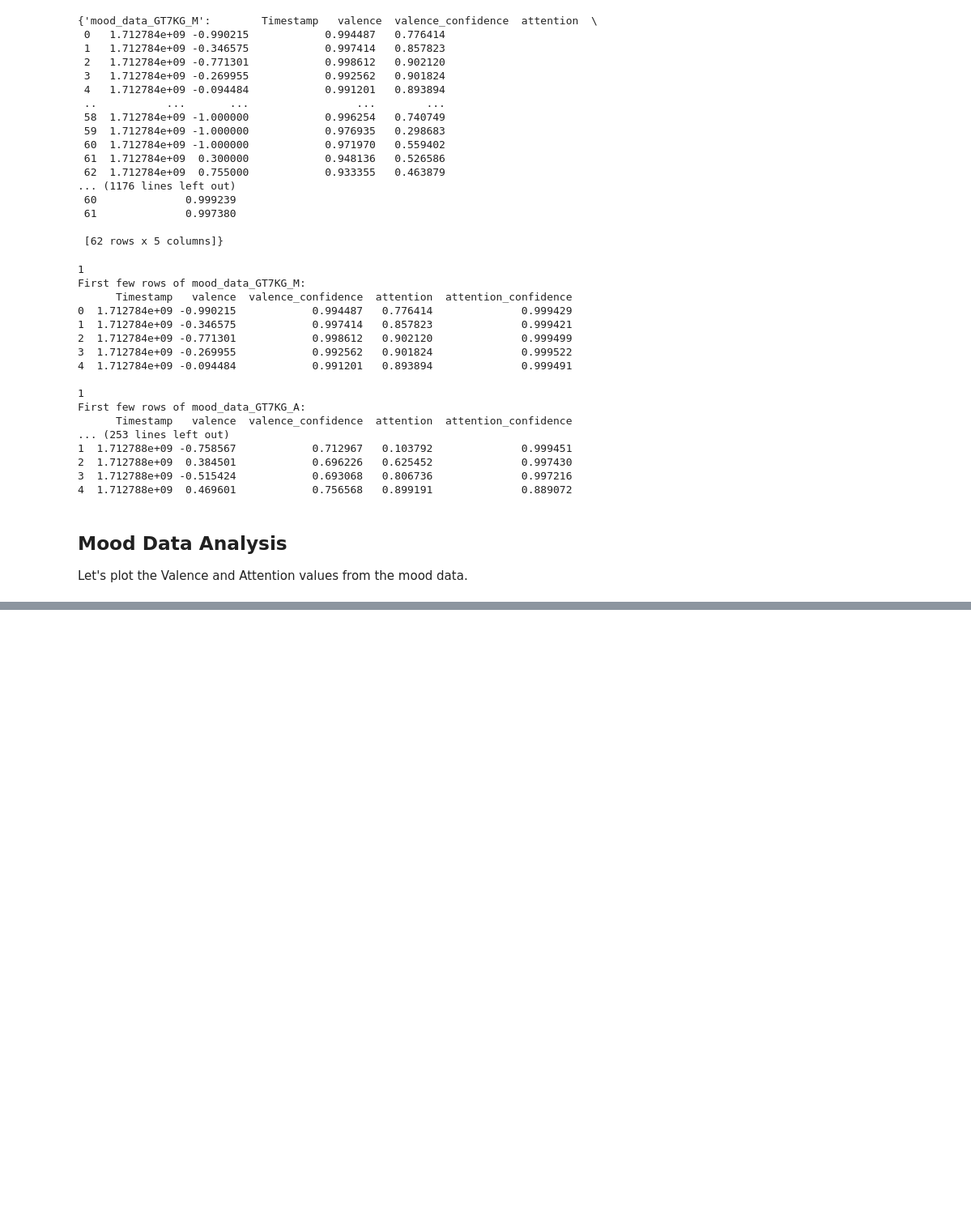
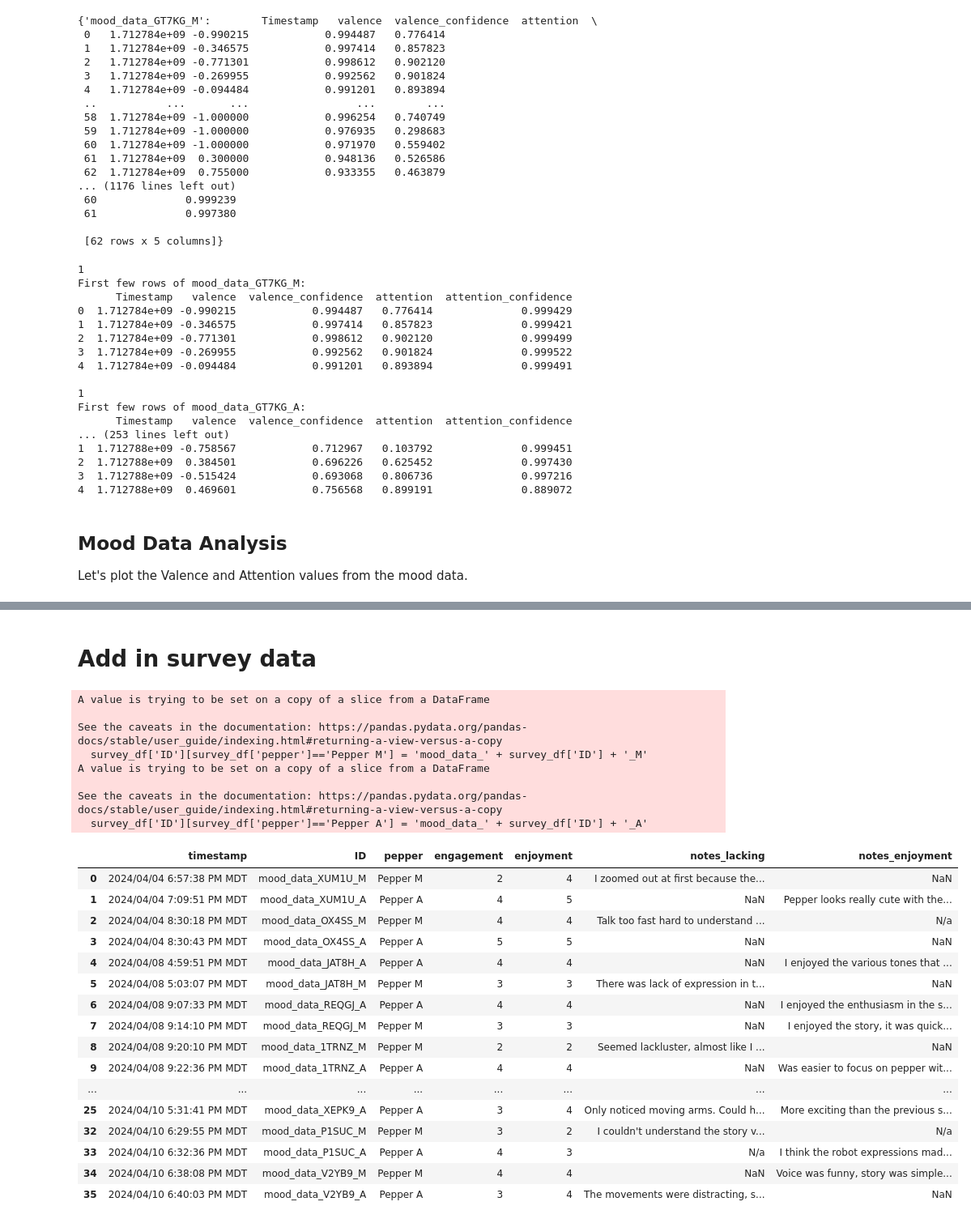
Before and after one commit to jweaths/Engagement-Analysis, a Jupyter notebook: mood_data_analysis.ipynb, the cells around one changed output, grey strips where cells are left out. Shown at 81% size. Drawn from its saved outputs; the diff is of its cells as text; code cells hidden in the pictures; blank space fills up the shorter version.

```diff
--- a/mood_data_analysis.ipynb
+++ b/mood_data_analysis.ipynb
@@ -382 +377,53 @@ T-statistic: 0.22713150464559687, P-value: 0.8236047108611587
 There is no statistically significant difference in correlations between the two conditions.
+# %% [markdown]
+# Add in survey data
+# %%
+survey_df = pd.read_csv('survey_data.csv')
+
+survey_df.columns = ["timestamp", 'ID', 'pepper', 'engagement', 'enjoyment', 'notes_lacking', 'notes_enjoyment']
+
+
+survey_df['ID'] = survey_df['ID'].str.upper()
+
+
+# survey_df[survey_df['ID']=='XUM1U']['pepper'] = 'Pepper M'
+
+survey_df.loc[0, 'pepper'] = 'Pepper M'
+survey_df.loc[1, 'ID'] = 'XUM1U'
+
+
+survey_df['ID'] = survey_df['ID'].str.strip()
+
+
+survey_df['ID'][survey_df['pepper']=='Pepper M'] = 'mood_data_' + survey_df['ID'] + '_M'
+survey_df['ID'][survey_df['pepper']=='Pepper A'] = 'mood_data_' + survey_df['ID'] + '_A'
+
+survey_df = survey_df[survey_df['ID'].isin(list(data_frames.keys()))]
+
+survey_df
+# %% [output]
+A value is trying to be set on a copy of a slice from a DataFrame
+
+See the caveats in the documentation: https://pandas.pydata.org/pandas-docs/stable/user_guide/indexing.html#returning-a-view-versus-a-copy
+  survey_df['ID'][survey_df['pepper']=='Pepper M'] = 'mood_data_' + survey_df['ID'] + '_M'
+A value is trying to be set on a copy of a slice from a DataFrame
+
+See the caveats in the documentation: https://pandas.pydata.org/pandas-docs/stable/user_guide/indexing.html#returning-a-view-versus-a-copy
+  survey_df['ID'][survey_df['pepper']=='Pepper A'] = 'mood_data_' + survey_df['ID'] + '_A'
+|  | timestamp | ID | pepper | engagement | enjoyment | notes_lacking | notes_enjoyment |
+| 0 | 2024/04/04 6:57:38 PM MDT | mood_data_XUM1U_M | Pepper M | 2 | 4 | I zoomed out at first because the... | NaN |
+| 1 | 2024/04/04 7:09:51 PM MDT | mood_data_XUM1U_A | Pepper A | 4 | 5 | NaN | Pepper looks really cute with the... |
+| 2 | 2024/04/04 8:30:18 PM MDT | mood_data_OX4SS_M | Pepper M | 4 | 4 | Talk too fast hard to understand ... | N/a |
+| 3 | 2024/04/04 8:30:43 PM MDT | mood_data_OX4SS_A | Pepper A | 5 | 5 | NaN | NaN |
+| 4 | 2024/04/08 4:59:51 PM MDT | mood_data_JAT8H_A | Pepper A | 4 | 4 | NaN | I enjoyed the various tones that ... |
+| 5 | 2024/04/08 5:03:07 PM MDT | mood_data_JAT8H_M | Pepper M | 3 | 3 | There was lack of expression in t... | NaN |
+| 6 | 2024/04/08 9:07:33 PM MDT | mood_data_REQGJ_A | Pepper A | 4 | 4 | NaN | I enjoyed the enthusiasm in the s... |
+| 7 | 2024/04/08 9:14:10 PM MDT | mood_data_REQGJ_M | Pepper M | 3 | 3 | NaN | I enjoyed the story, it was quick... |
+| 8 | 2024/04/08 9:20:10 PM MDT | mood_data_1TRNZ_M | Pepper M | 2 | 2 | Seemed lackluster, almost like I ... | NaN |
+| 9 | 2024/04/08 9:22:36 PM MDT | mood_data_1TRNZ_A | Pepper A | 4 | 4 | NaN | Was easier to focus on pepper wit... |
+| ... | ... | ... | ... | ... | ... | ... | ... |
+| 25 | 2024/04/10 5:31:41 PM MDT | mood_data_XEPK9_A | Pepper A | 3 | 4 | Only noticed moving arms. Could h... | More exciting than the previous s... |
+| 32 | 2024/04/10 6:29:55 PM MDT | mood_data_P1SUC_M | Pepper M | 3 | 2 | I couldn't understand the story v... | N/a |
+| 33 | 2024/04/10 6:32:36 PM MDT | mood_data_P1SUC_A | Pepper A | 4 | 3 | N/a | I think the robot expressions mad... |
+| 34 | 2024/04/10 6:38:08 PM MDT | mood_data_V2YB9_M | Pepper M | 4 | 4 | NaN | Voice was funny, story was simple... |
+| 35 | 2024/04/10 6:40:03 PM MDT | mood_data_V2YB9_A | Pepper A | 3 | 4 | The movements were distracting, s... | NaN |
```
Also changed, not shown: parts of 10 cells of this notebook, 2 other files.
